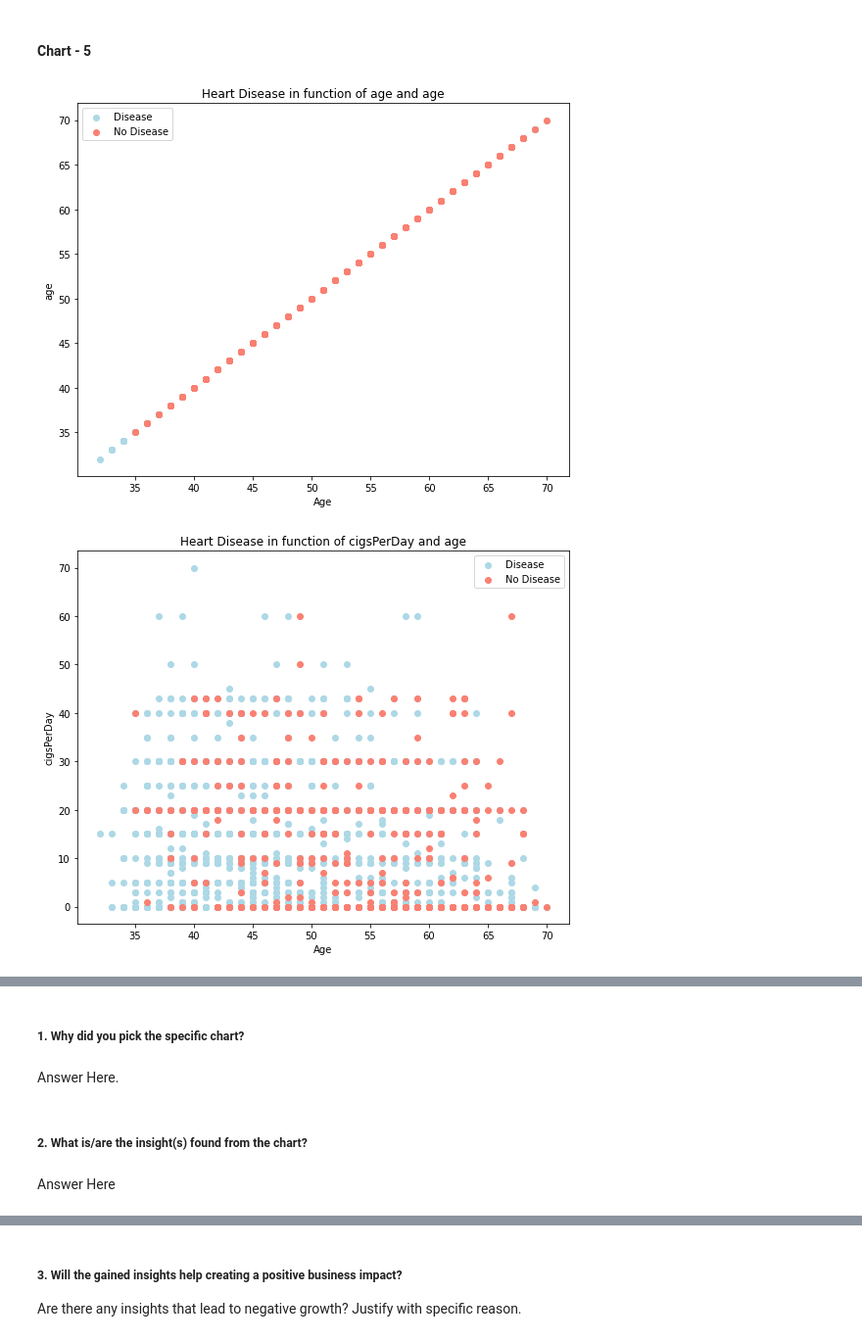
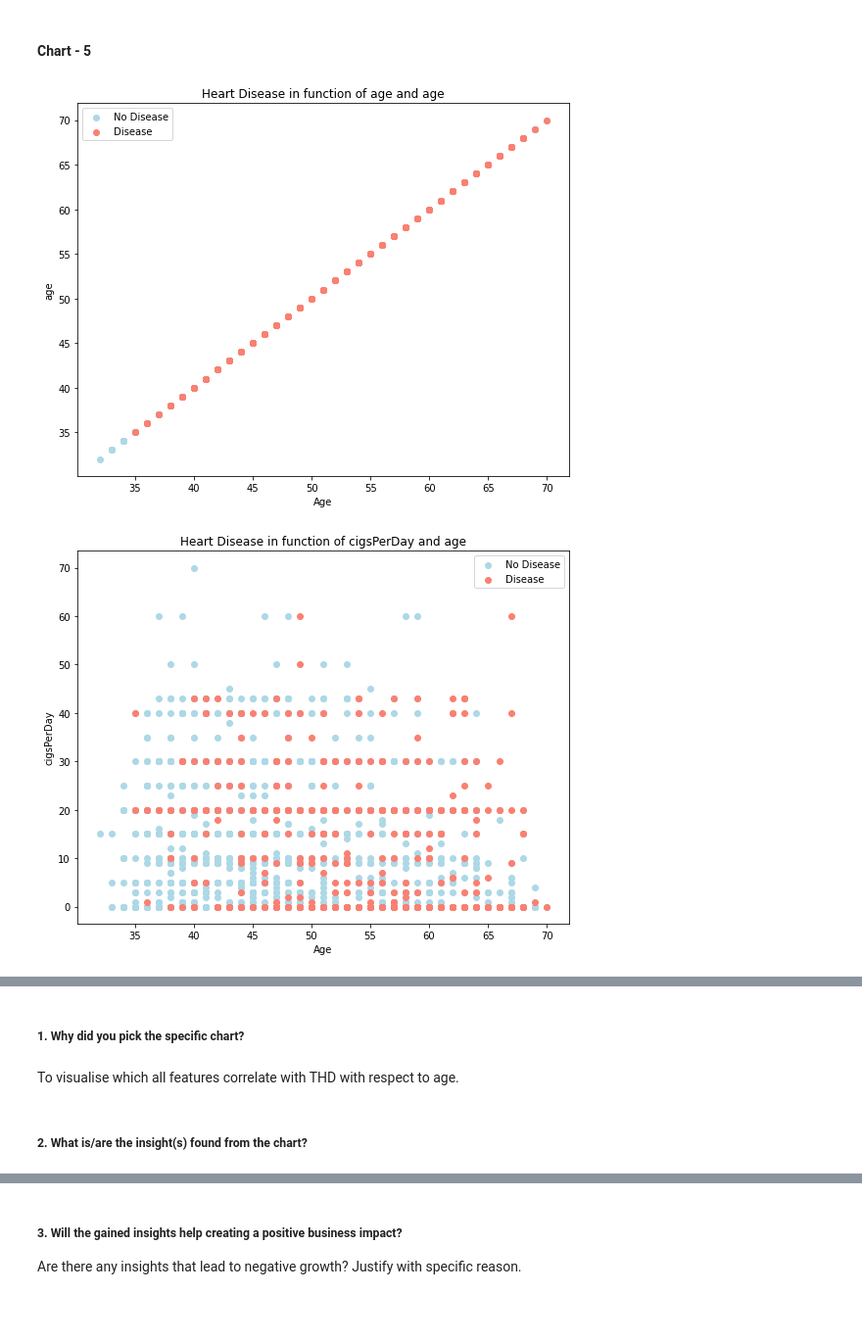
Before and after one commit to Mihirgupta2001/Classification-Capstone-Project, a Jupyter notebook: Classification_Capstone_Project.ipynb, the cells around one changed output, grey strips where cells are left out. Shown at 98% size. Drawn from its saved outputs; the diff is of its cells as text; code cells hidden in the pictures; blank space fills up the shorter version.

```diff
--- a/Classification_Capstone_Project.ipynb
+++ b/Classification_Capstone_Project.ipynb
@@ -500,24 +501,24 @@ Answer Here
 # %%
 # Chart - 5 visualization code
 for col in continous_features:
   plt.figure(figsize=(9, 7))
   features = df[col]
 
   # Scatter with negative examples
   plt.scatter(df.age[df.TenYearCHD==0],
               features[df.TenYearCHD==0],
               c="lightblue")
 
   # Scatter with postivie examples
   plt.scatter(df.age[df.TenYearCHD==1],
               features[df.TenYearCHD==1],
               c="salmon")
 
   # Add some helpful info
   plt.title(f"Heart Disease in function of {col} and age")
   plt.xlabel("Age")
   plt.ylabel(col)
-  plt.legend(["Disease", "No Disease"]);
+  plt.legend(["No Disease", "Disease"]);
 # %% [output]
-[figure, old version]
+[figure, new version]
-[figure, old version]
+[figure, new version]
@@ -530,8 +531,6 @@ for col in continous_features:
 # %% [markdown]
 ##### 1. Why did you pick the specific chart?
-# %% [markdown]
-Answer Here.
+# %% [markdown]
+To visualise which all features correlate with THD with respect to age.
 # %% [markdown]
 ##### 2. What is/are the insight(s) found from the chart?
-# %% [markdown]
-Answer Here
```
Also changed, not shown: parts of 70 cells of this notebook.
